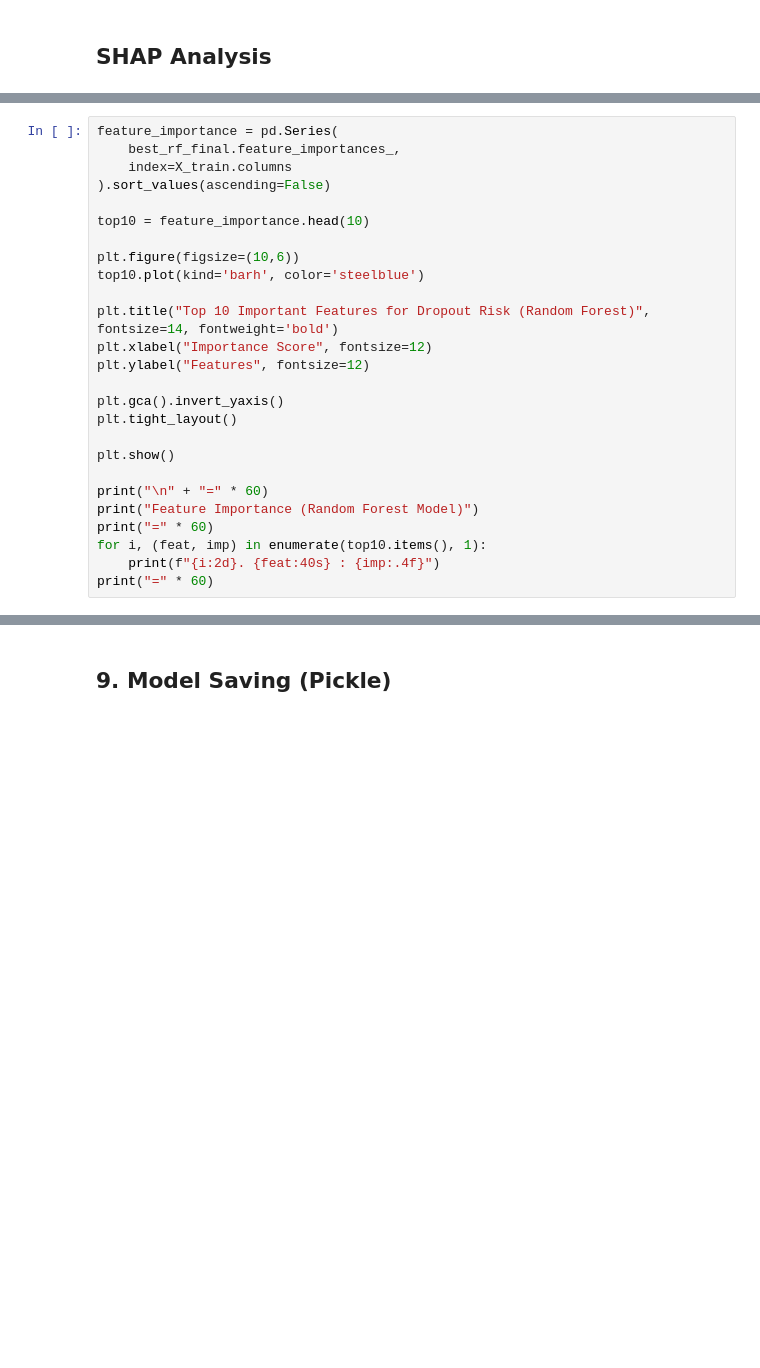
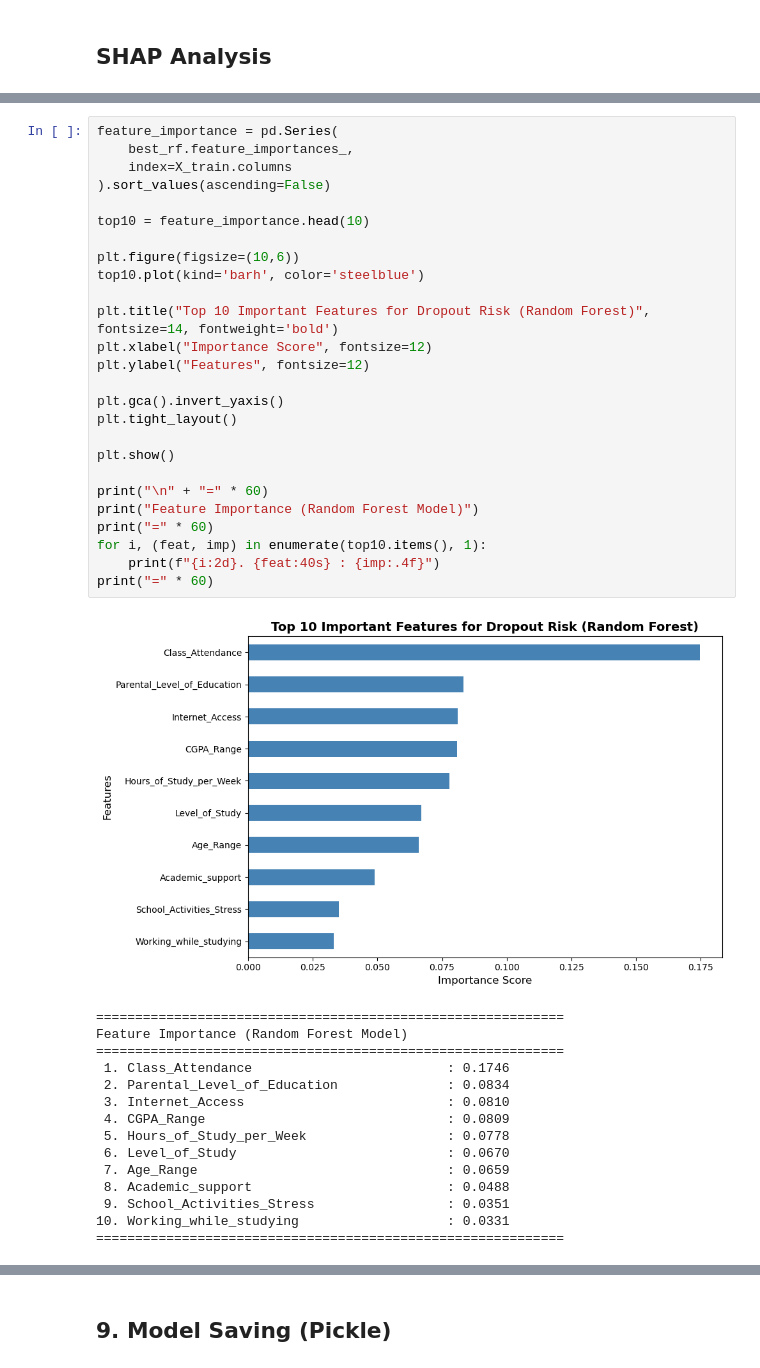
Before and after one commit to OLATECh001/Intelligent-ML-System-for-Student-dropout, a Jupyter notebook: notebook/Model_Building.ipynb, the cells around one changed output, grey strips where cells are left out. Drawn from its saved outputs; the diff is of its cells as text; blank space fills up the shorter version.

```diff
--- a/notebook/Model_Building.ipynb
+++ b/notebook/Model_Building.ipynb
@@ -1203,26 +1235,42 @@ shap.force_plot(
 # %%
 feature_importance = pd.Series(
-    best_rf_final.feature_importances_,
+    best_rf.feature_importances_,
     index=X_train.columns
 ).sort_values(ascending=False)
 
 top10 = feature_importance.head(10)
 
 plt.figure(figsize=(10,6))
 top10.plot(kind='barh', color='steelblue')
 
 plt.title("Top 10 Important Features for Dropout Risk (Random Forest)", fontsize=14, fontweight='bold')
 plt.xlabel("Importance Score", fontsize=12)
 plt.ylabel("Features", fontsize=12)
 
 plt.gca().invert_yaxis()
 plt.tight_layout()
 
 plt.show()
 
 print("\n" + "=" * 60)
 print("Feature Importance (Random Forest Model)")
 print("=" * 60)
 for i, (feat, imp) in enumerate(top10.items(), 1):
     print(f"{i:2d}. {feat:40s} : {imp:.4f}")
 print("=" * 60)
+# %% [output]
+[figure, added]
+============================================================
+Feature Importance (Random Forest Model)
+============================================================
+ 1. Class_Attendance                         : 0.1746
+ 2. Parental_Level_of_Education              : 0.0834
+ 3. Internet_Access                          : 0.0810
+ 4. CGPA_Range                               : 0.0809
+ 5. Hours_of_Study_per_Week                  : 0.0778
+ 6. Level_of_Study                           : 0.0670
+ 7. Age_Range                                : 0.0659
+ 8. Academic_support                         : 0.0488
+ 9. School_Activities_Stress                 : 0.0351
+10. Working_while_studying                   : 0.0331
+============================================================
```
Also changed, not shown: parts of 8 cells of this notebook, 33 other files.
